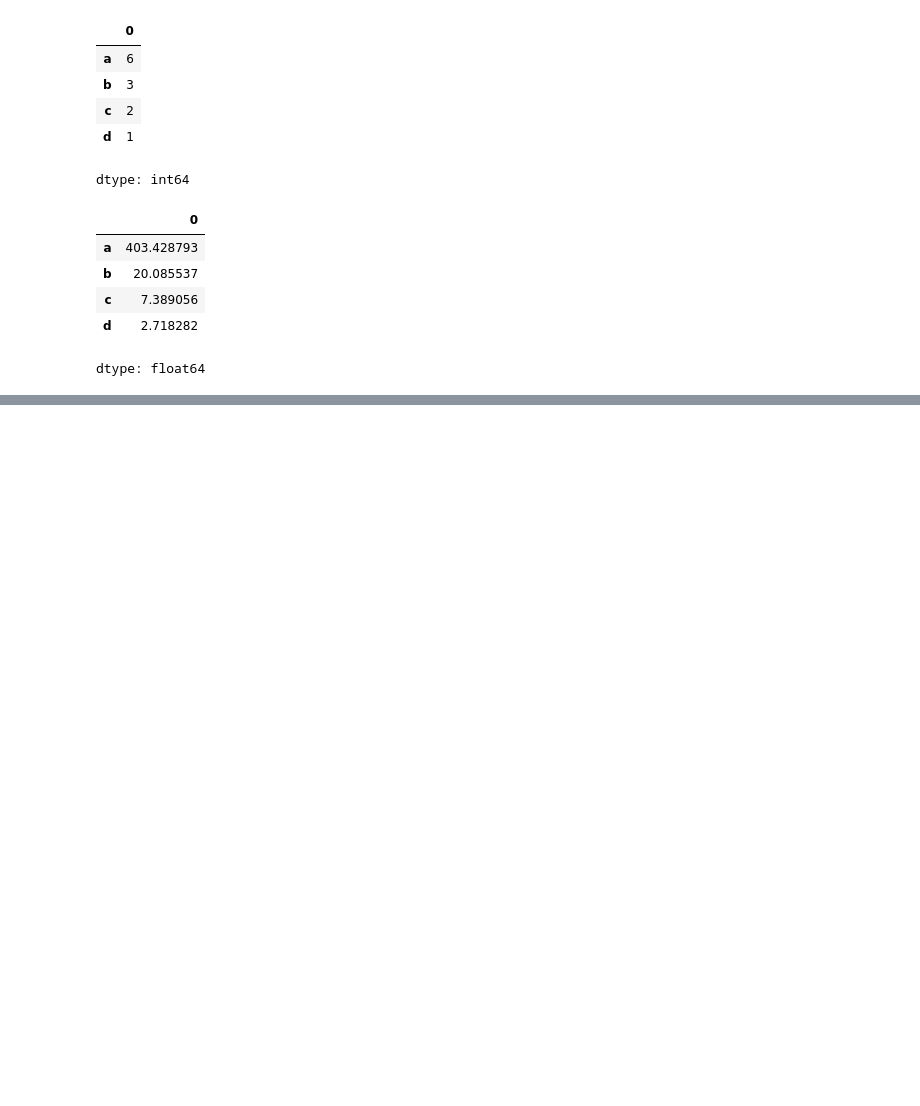
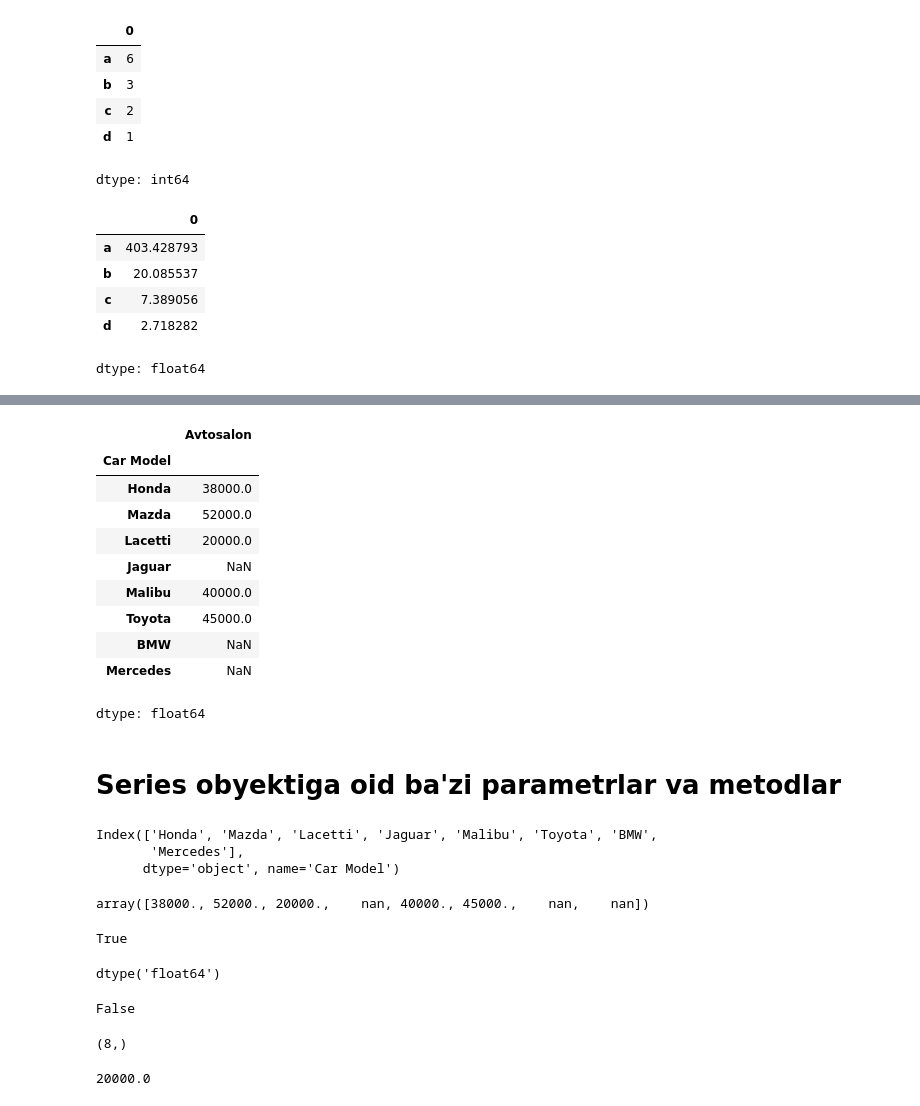
Before and after one commit to yusufbek-murodov/pandas-lessons, a Jupyter notebook: Pandas.ipynb, the cells around one changed output, grey strips where cells are left out. Saved outputs shown, nothing was run; the diff lists cells and outputs as text; code cells hidden in the pictures; blank space fills up the shorter version.

```diff
--- a/Pandas.ipynb
+++ b/Pandas.ipynb
@@ -95,0 +132,4 @@ dtype: float64
+# %%
+models = ['Honda', 'Mazda', 'Lacetti', 'Jaguar', 'Malibu', 'Toyota', 'BMW', 'Mercedes'] # avtomobillarning modellaridan iborat lug'at yasab olamiz
+# %%
+cars2 = Series(cars_dict, index=models) # modelda bor indexlar cars2 dagi indexlarga tushadi va qiymatini oladi yo'qlari esa NAN bo'ladi
@@ -95,0 +208,50 @@ dtype: float64
+# %%
+cars2.name = 'Avtosalon'
+# %%
+cars2.index.name = 'Car Model'
+# %%
+cars2
+# %% [output]
+|  | Avtosalon |
+| Car Model |  |
+| Honda | 38000.0 |
+| Mazda | 52000.0 |
+| Lacetti | 20000.0 |
+| Jaguar | NaN |
+| Malibu | 40000.0 |
+| Toyota | 45000.0 |
+| BMW | NaN |
+| Mercedes | NaN |
+dtype: float64
+# %% [markdown]
+# Series obyektiga oid ba'zi parametrlar va metodlar
+# %%
+cars2.index # indekslar
+# %% [output]
+Index(['Honda', 'Mazda', 'Lacetti', 'Jaguar', 'Malibu', 'Toyota', 'BMW',
+       'Mercedes'],
+      dtype='object', name='Car Model')
+# %%
+cars2.values # qiymatlar
+# %% [output]
+array([38000., 52000., 20000.,    nan, 40000., 45000.,    nan,    nan])
+# %%
+cars2.hasnans # NaN qiymatlar bor (True) yo'qligi (False)
+# %% [output]
+True
+# %%
+cars2.dtype # qiymatlarning ma'lumot turi
+# %% [output]
+dtype('float64')
+# %%
+cars2.is_unique # qiymatlar takrorlanmas ekanini tekshirish
+# %% [output]
+False
+# %%
+cars2.shape # Series hajmi
+# %% [output]
+(8,)
+# %%
+cars2.iloc[2] # indeks bo'yicha murojaat qilish
+# %% [output]
+20000.0
```
Also changed, not shown: parts of 24 cells of this notebook.
